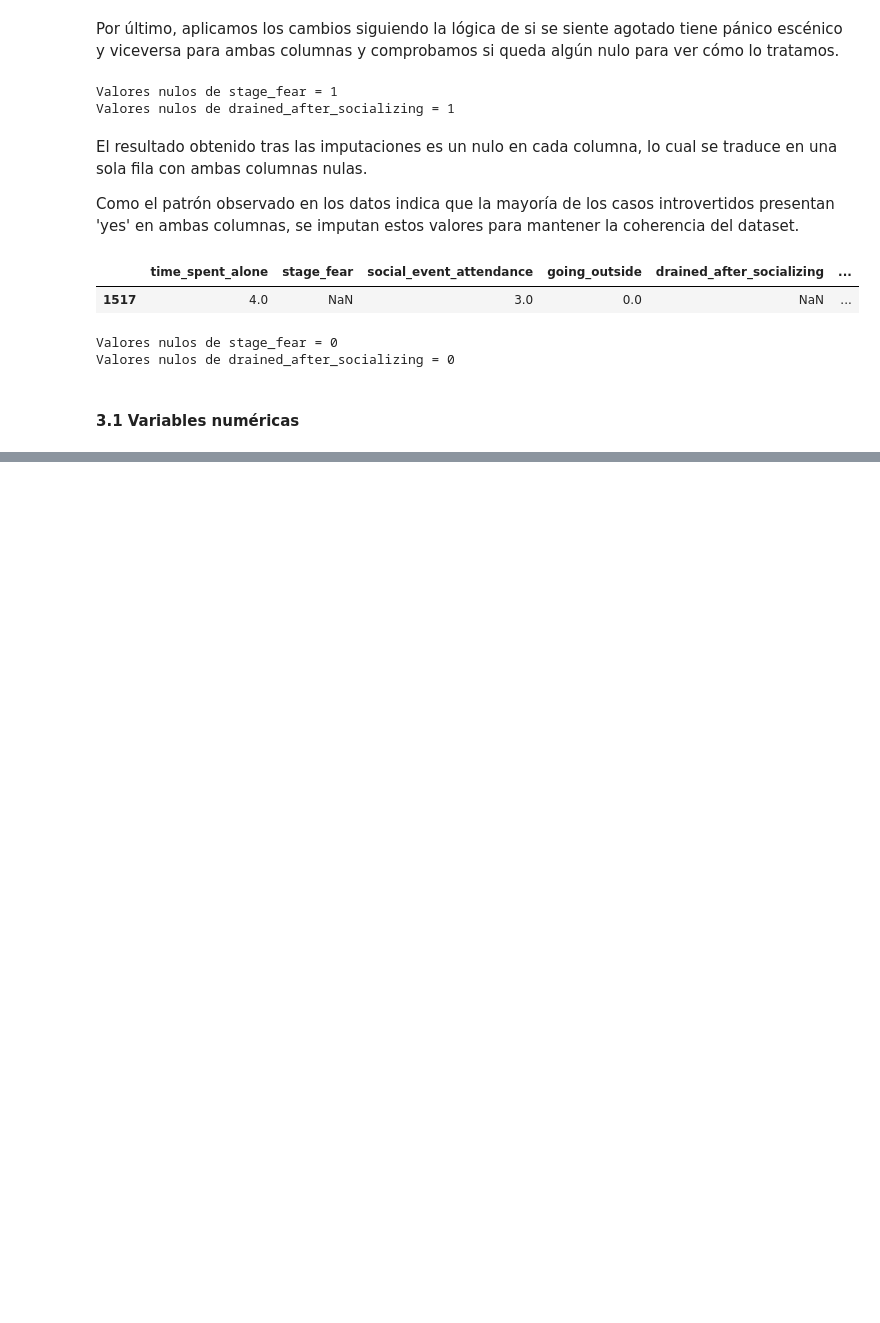
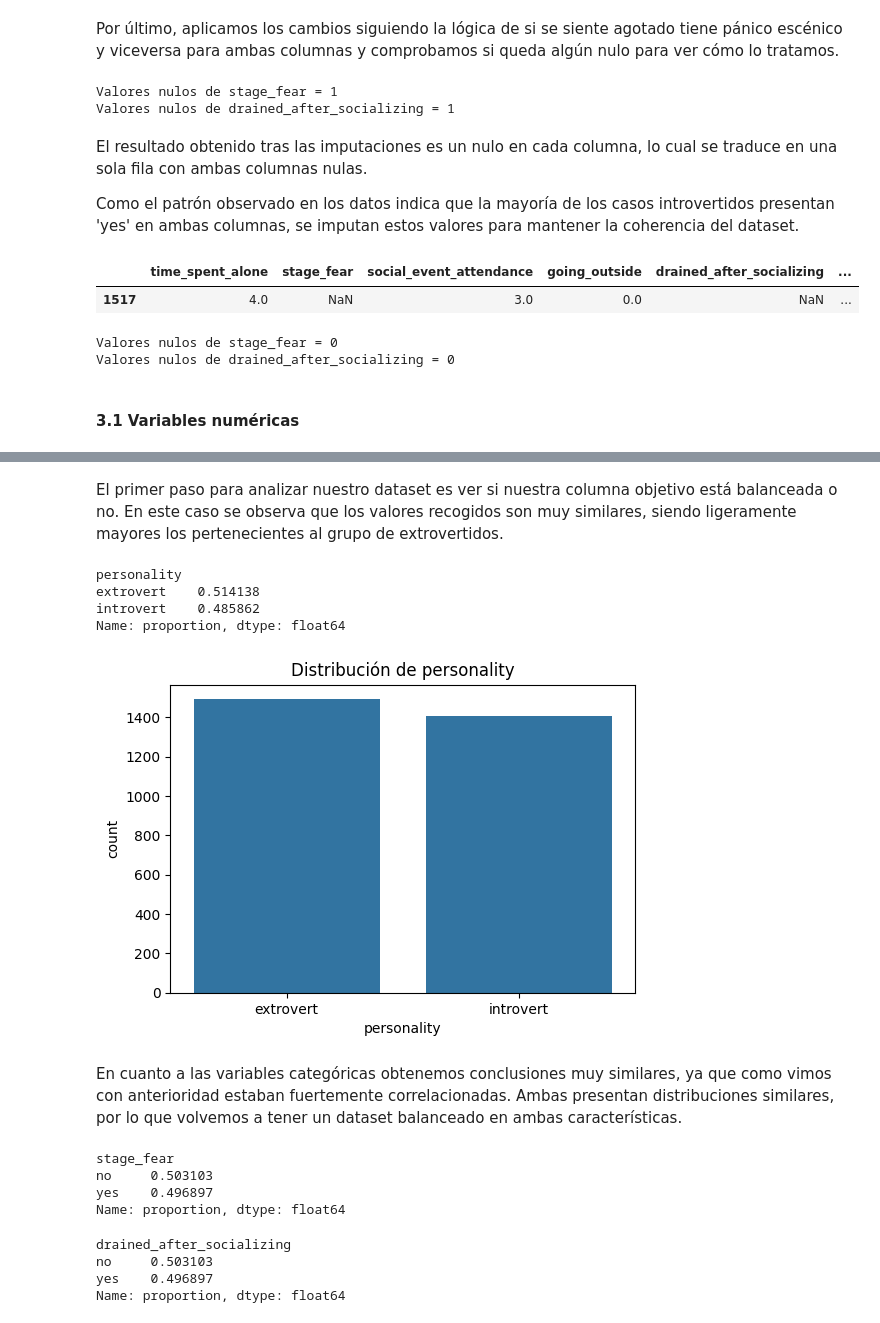
Before and after one commit to Marpp98/EDA_Extrovert_VS_Introvert_behaviour, a Jupyter notebook: notebooks/notebook.ipynb, the cells around one changed output, grey strips where cells are left out. Cells and saved outputs as stored; diff of their text form; code cells hidden in the pictures; blank space fills up the shorter version.

Commit message:
analisis y visualizaciones añadidos

```diff
--- a/notebooks/notebook.ipynb
+++ b/notebooks/notebook.ipynb
@@ -376,3 +369,0 @@ def medias_numericas_target (df,columnas,target):
-# %%
-target = 'personality'
-numericas = [i for i in df.columns if (i not in categoricas) and (i != target)]
@@ -466,0 +410,7 @@ Name: post_frequency, dtype: float64
+# %%
+def imputar_mediana_grupos(df,columnas,target):
+    for i in columnas:
+        df[i] = df.groupby(target)[i].transform(lambda x:x.fillna(x.median()))
+    return df
+# %%
+df = imputar_mediana_grupos(df,numericas,target)
@@ -466,0 +459,36 @@ Name: post_frequency, dtype: float64
+# %% [markdown]
+El primer paso para analizar nuestro dataset es ver si nuestra columna objetivo está balanceada o no. En este caso se observa que los valores recogidos son muy similares, siendo ligeramente mayores los pertenecientes al grupo de extrovertidos.
+# %%
+def pintar_grafico_barras_uni(df,columnas):
+    for i in columnas:
+        plt.figure(figsize=(6,4))
+        sns.countplot(data=df, x=i)
+        plt.title(f'Distribución de {i}')
+        plt.show()
+# %%
+df.personality.value_counts(normalize = True)
+# %% [output]
+personality
+extrovert    0.514138
+introvert    0.485862
+Name: proportion, dtype: float64
+# %%
+pintar_grafico_barras_uni(df,[target])
+# %% [output]
+[figure, added]
+# %% [markdown]
+En cuanto a las variables categóricas obtenemos conclusiones muy similares, ya que como vimos con anterioridad estaban fuertemente correlacionadas. Ambas presentan distribuciones similares, por lo que volvemos a tener un dataset balanceado en ambas características.
+# %%
+df['stage_fear'].value_counts(normalize = True)
+# %% [output]
+stage_fear
+no     0.503103
+yes    0.496897
+Name: proportion, dtype: float64
+# %%
+df['drained_after_socializing'].value_counts(normalize = True)
+# %% [output]
+drained_after_socializing
+no     0.503103
+yes    0.496897
+Name: proportion, dtype: float64
```
Also changed, not shown: parts of 38 cells of this notebook.
